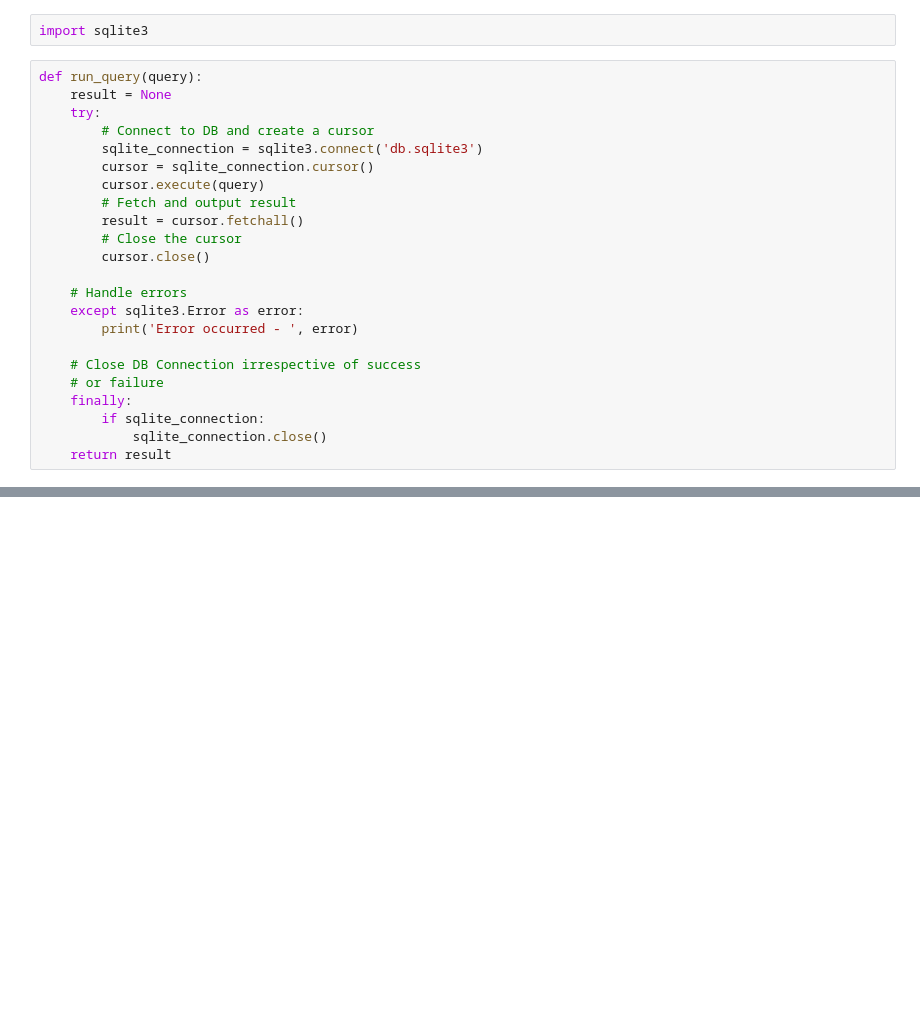
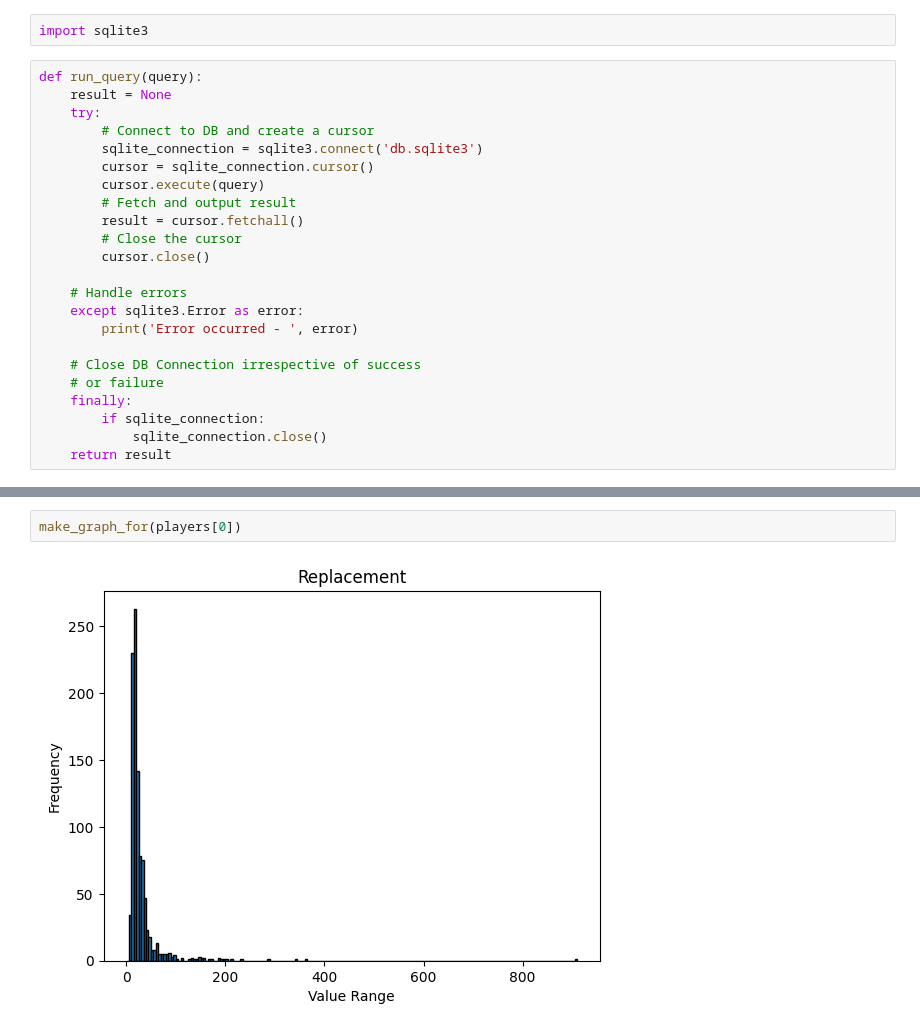
Before and after one commit to P-Hicks/SeniorResearchProject, a Jupyter notebook: data.ipynb, the cells around one changed output, grey strips where cells are left out. Saved outputs shown, nothing was run; the diff lists cells and outputs as text; blank space fills up the shorter version.

```diff
--- a/data.ipynb
+++ b/data.ipynb
@@ -53,0 +100,4 @@ run_query(
+# %%
+make_graph_for(players[0])
+# %% [output]
+[figure, added]
```
Also changed, not shown: parts of 6 cells of this notebook, 5 other files.
